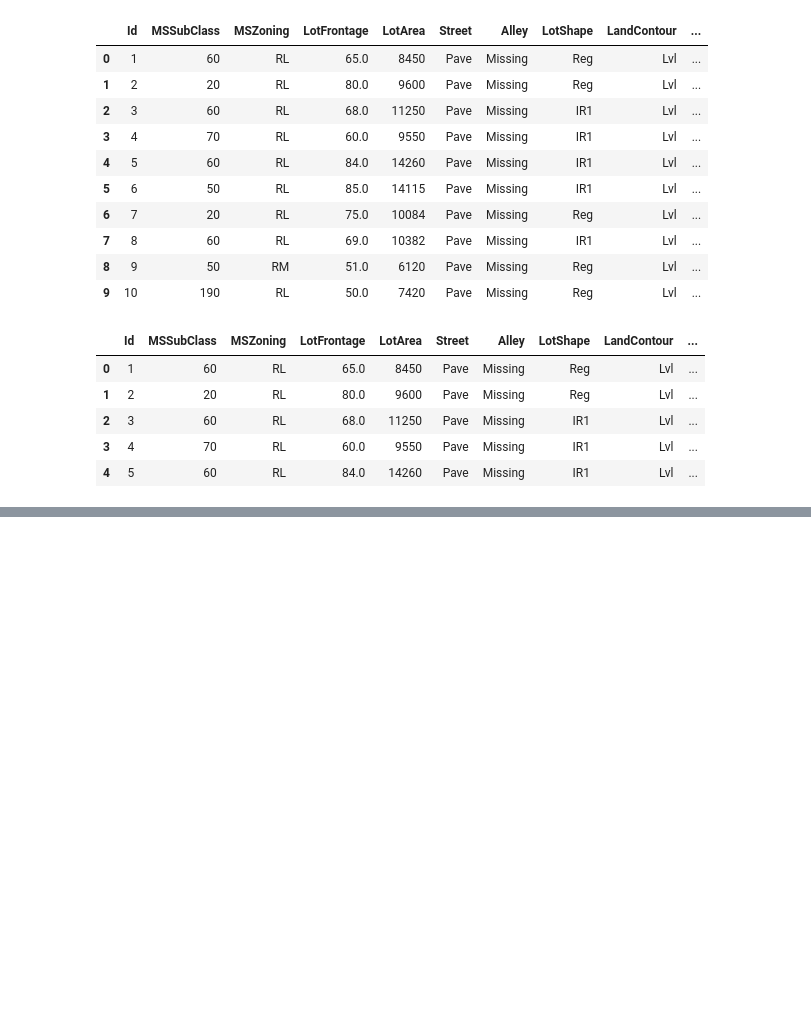
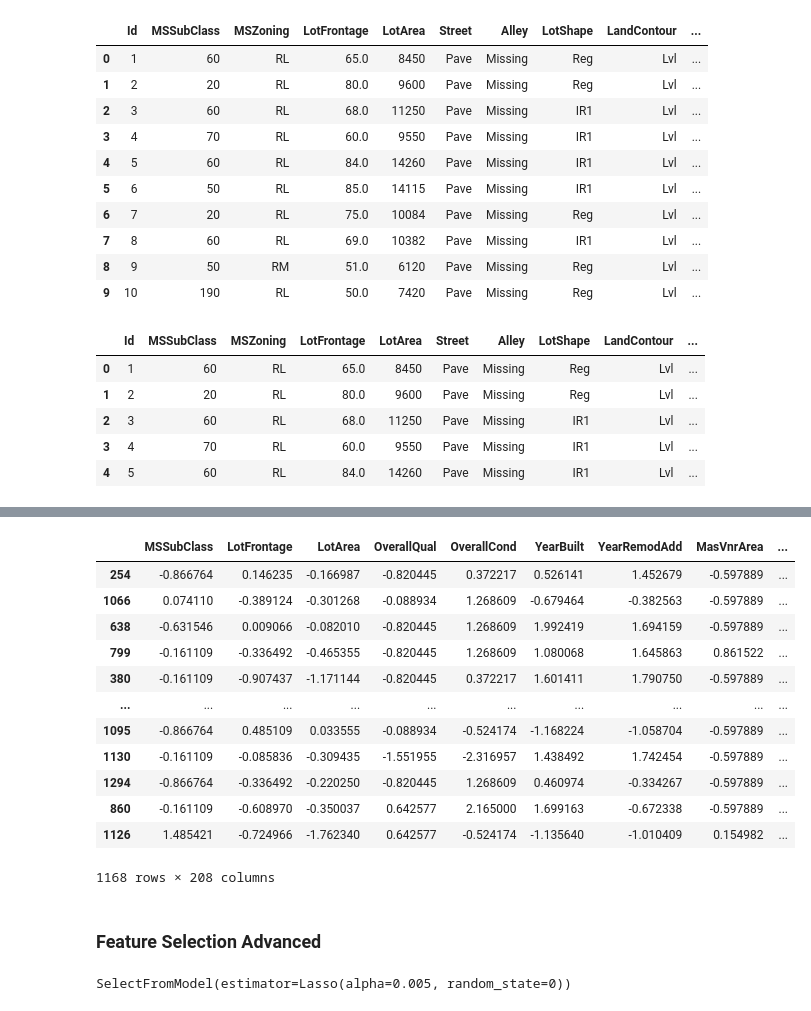
Before and after one commit to Di0g0PC/Machine-Learning-Algorithms--Tutorials, a Jupyter notebook: PREDICT_HOUSES_PRICES/HOUSES_PRICES.ipynb, the cells around one changed output, grey strips where cells are left out. Drawn from its saved outputs; the diff is of its cells as text; code cells hidden in the pictures; blank space fills up the shorter version.

Commit message:
Feature Selection + Training model

```diff
--- a/PREDICT_HOUSES_PRICES/HOUSES_PRICES.ipynb
+++ b/PREDICT_HOUSES_PRICES/HOUSES_PRICES.ipynb
@@ -540,0 +593,7 @@ dataset.head()
+# %%
+from sklearn.model_selection import train_test_split
+
+X = dataset.drop(columns=['SalePrice', 'Id'])
+Y = dataset['SalePrice']
+
+Xtrain, Xtest, Ytrain, Ytest = train_test_split (X,Y,test_size=0.2,random_state=42)
@@ -540,0 +638,3 @@ dataset.head()
+# %%
+Xtrain = ComputeCategorization(Xtrain,encoder,fit_transform=True)
+Xtest = ComputeCategorization(Xtest,encoder, fit_transform=False)
@@ -540,0 +651,60 @@ dataset.head()
+# %%
+from sklearn.preprocessing import StandardScaler
+
+scaler = StandardScaler()
+
+def computeScaling(X, scaler, fit_transform=True):
+
+    columns = X.columns.to_list()
+    numerical_columns = [
+        col for col in columns if 'onehotencoder' not in col.lower()]
+    categorical_columns =[
+            col for col in columns if 'onehotencoder' in col.lower()]
+
+    X_numerical = X[numerical_columns]
+
+    if fit_transform :
+        X_scale = scaler.fit_transform(X_numerical)
+    else:
+        X_scale = scaler.transform(X_numerical)
+
+    X_scale_df = pd.DataFrame(
+            X_scale,
+            columns=scaler.get_feature_names_out(numerical_columns),
+            index=X.index
+            )
+
+    new_X = pd.concat([X_scale_df,X.loc[:,categorical_columns]],axis=1)
+
+    return new_X
+# %%
+Xtrain = computeScaling(Xtrain, scaler, fit_transform=True)
+Xtest = computeScaling(Xtest, scaler, fit_transform = False)
+# %%
+Xtrain
+# %% [output]
+|  | MSSubClass | LotFrontage | LotArea | OverallQual | OverallCond | YearBuilt | YearRemodAdd | MasVnrArea | ... |
+| 254 | -0.866764 | 0.146235 | -0.166987 | -0.820445 | 0.372217 | 0.526141 | 1.452679 | -0.597889 | ... |
+| 1066 | 0.074110 | -0.389124 | -0.301268 | -0.088934 | 1.268609 | -0.679464 | -0.382563 | -0.597889 | ... |
+| 638 | -0.631546 | 0.009066 | -0.082010 | -0.820445 | 1.268609 | 1.992419 | 1.694159 | -0.597889 | ... |
+| 799 | -0.161109 | -0.336492 | -0.465355 | -0.820445 | 1.268609 | 1.080068 | 1.645863 | 0.861522 | ... |
+| 380 | -0.161109 | -0.907437 | -1.171144 | -0.820445 | 0.372217 | 1.601411 | 1.790750 | -0.597889 | ... |
+| ... | ... | ... | ... | ... | ... | ... | ... | ... | ... |
+| 1095 | -0.866764 | 0.485109 | 0.033555 | -0.088934 | -0.524174 | -1.168224 | -1.058704 | -0.597889 | ... |
+| 1130 | -0.161109 | -0.085836 | -0.309435 | -1.551955 | -2.316957 | 1.438492 | 1.742454 | -0.597889 | ... |
+| 1294 | -0.866764 | -0.336492 | -0.220250 | -0.820445 | 1.268609 | 0.460974 | -0.334267 | -0.597889 | ... |
+| 860 | -0.161109 | -0.608970 | -0.350037 | 0.642577 | 2.165000 | 1.699163 | -0.672338 | -0.597889 | ... |
+| 1126 | 1.485421 | -0.724966 | -1.762340 | 0.642577 | -0.524174 | -1.135640 | -1.010409 | 0.154982 | ... |
+1168 rows × 208 columns
+# %% [markdown]
+### **Feature Selection Advanced**
+# %%
+from sklearn.linear_model import Lasso
+from sklearn.feature_selection import SelectFromModel
+
+##SelectFromModel serve para seleção automática de features
+
+feature_sel_model = SelectFromModel(Lasso(alpha=0.005,random_state=0))
+feature_sel_model.fit(Xtrain,Ytrain)
+# %% [output]
+SelectFromModel(estimator=Lasso(alpha=0.005, random_state=0))
```
Also changed, not shown: parts of 22 cells of this notebook.
